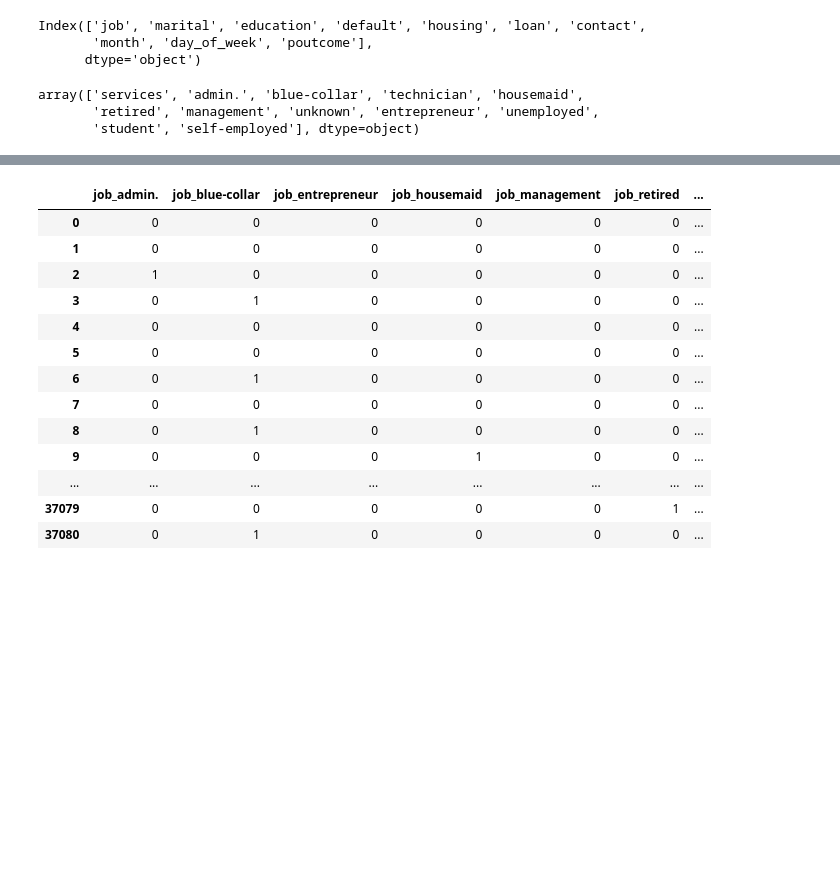
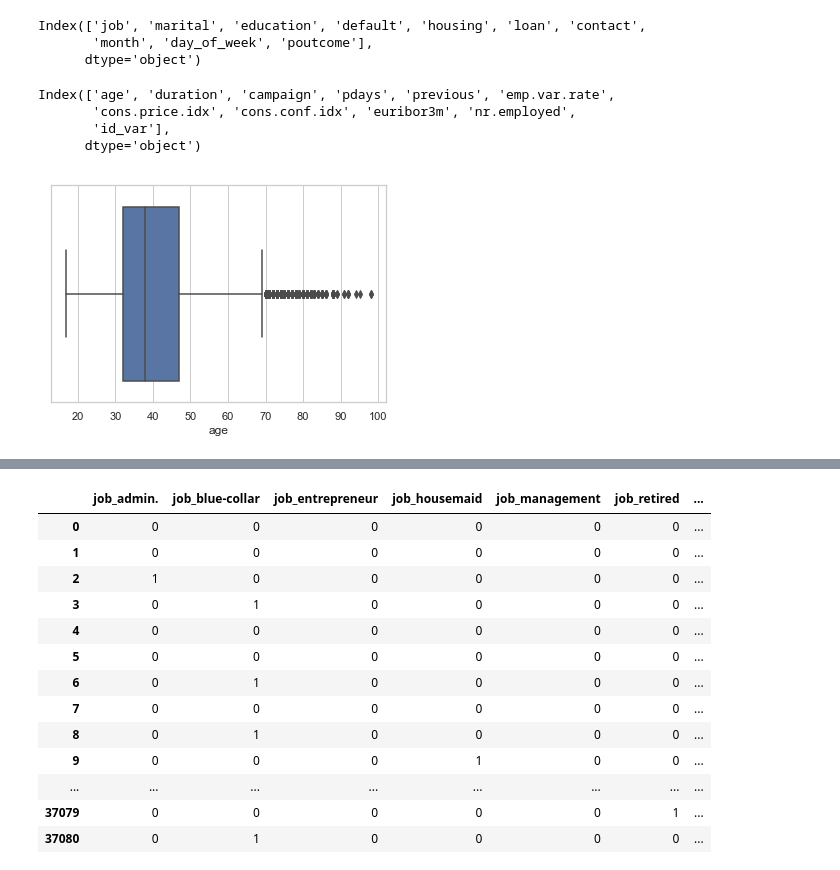
Before and after one commit to yfundorac/final-project, a Jupyter notebook: main.ipynb, the cells around one changed output, grey strips where cells are left out. Cells and saved outputs as stored; diff of their text form; code cells hidden in the pictures; blank space fills up the shorter version.

```diff
--- a/main.ipynb
+++ b/main.ipynb
@@ -180,15 +180,25 @@ features.head()
 | 4 | 24 | technician | single | professional.course | no | yes | no | telephone | may | mon | ... |
 # %%
 cat_data = data.select_dtypes(include=['object']).copy()
+numerical_data = data.select_dtypes(include=['int64', 'float64']).copy()
 # %%
 cat_data.columns
 # %% [output]
 Index(['job', 'marital', 'education', 'default', 'housing', 'loan', 'contact',
        'month', 'day_of_week', 'poutcome'],
       dtype='object')
-# %%
-cat_data['job'].unique()
-# %% [output]
-array(['services', 'admin.', 'blue-collar', 'technician', 'housemaid',
-       'retired', 'management', 'unknown', 'entrepreneur', 'unemployed',
-       'student', 'self-employed'], dtype=object)
+# %%
+numerical_data.columns
+# %% [output]
+Index(['age', 'duration', 'campaign', 'pdays', 'previous', 'emp.var.rate',
+       'cons.price.idx', 'cons.conf.idx', 'euribor3m', 'nr.employed',
+       'id_var'],
+      dtype='object')
+# %%
+# I don't care about duration, euriborn3m, nr.employed and id_var since I will removed from the independent variables.
+numerical_data.drop(columns = ['duration', 'euribor3m', 'nr.employed', 'id_var'], inplace=True)
+# %%
+sns.set(style="whitegrid")
+ax = sns.boxplot(x=numerical_data['age'])
+# %% [output]
+[figure, added]
```
Also changed, not shown: parts of 4 cells of this notebook, 1 other file.
